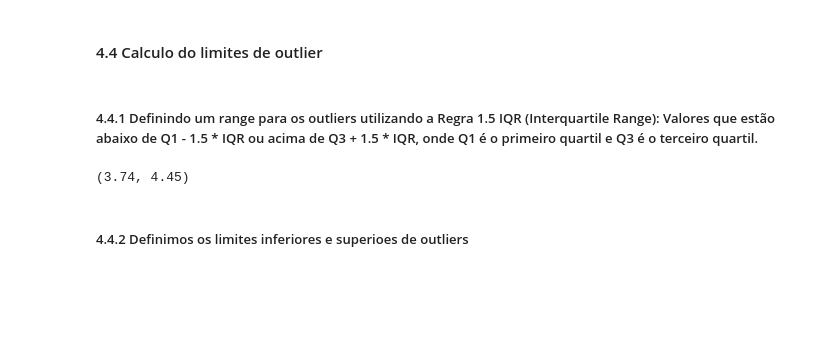
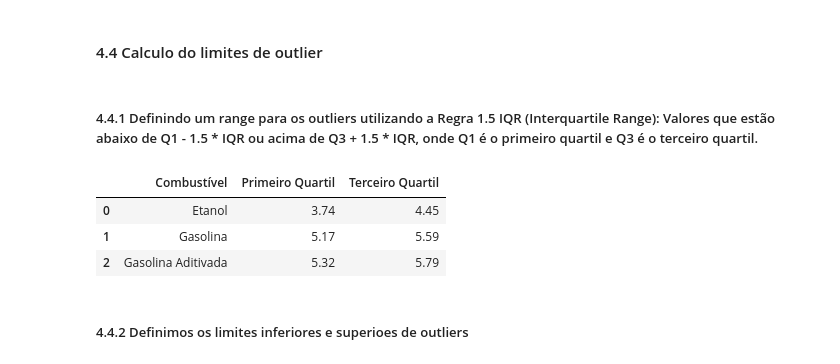
Before and after one commit to gideoni-santos/projeto-squad5-m4, a Jupyter notebook: Analise_combustiveis.ipynb, the cells around one changed output. Saved outputs shown, nothing was run; the diff lists cells and outputs as text; code cells hidden in the pictures; blank space fills up the shorter version.

```diff
--- a/Analise_combustiveis.ipynb
+++ b/Analise_combustiveis.ipynb
@@ -157,12 +158,34 @@ etanol['Valor de Venda'].quantile(.99)
 #### 4.4 Calculo do limites de outlier
 # %% [markdown]
 ##### 4.4.1 Definindo um range para os outliers utilizando a Regra 1.5 IQR (Interquartile Range): Valores que estão abaixo de Q1 - 1.5 * IQR ou acima de Q3 + 1.5 * IQR, onde Q1 é o primeiro quartil e Q3 é o terceiro quartil.
-# %%
-# Definindo os quartis para o etanol
-primeiro_quartil = etanol['Valor de Venda'].describe().loc['25%']
-terceiro_quartil = etanol['Valor de Venda'].describe().loc['75%']
-primeiro_quartil,terceiro_quartil
-# %% [output]
-(3.74, 4.45)
+# %%
+# Definindo os quartis para o etanol
+primeiro_quartil_etanol = etanol['Valor de Venda'].describe().loc['25%']
+terceiro_quartil_etanol = etanol['Valor de Venda'].describe().loc['75%']
+
+
+# Definindo os quartis para a gasolina
+primeiro_quartil_gasolina = gasolina['Valor de Venda'].describe().loc['25%']
+terceiro_quartil_gasolina = gasolina['Valor de Venda'].describe().loc['75%']
+
+# Definindo os quartis para o gasolina aditivada
+primeiro_quartil_aditivada = gasolina_adtivada['Valor de Venda'].describe().loc['25%']
+terceiro_quartil_aditivada = gasolina_adtivada['Valor de Venda'].describe().loc['75%']
+
+dados = {
+    'Combustível': ['Etanol', 'Gasolina', 'Gasolina Aditivada'],
+    'Primeiro Quartil': [primeiro_quartil_etanol, primeiro_quartil_gasolina, primeiro_quartil_aditivada],
+    'Terceiro Quartil': [terceiro_quartil_etanol, terceiro_quartil_gasolina, terceiro_quartil_aditivada]
+}
+
+# Criar o DataFrame
+df_quartis = pd.DataFrame(dados)
+
+df_quartis
+# %% [output]
+|  | Combustível | Primeiro Quartil | Terceiro Quartil |
+| 0 | Etanol | 3.74 | 4.45 |
+| 1 | Gasolina | 5.17 | 5.59 |
+| 2 | Gasolina Aditivada | 5.32 | 5.79 |
 # %% [markdown]
 ##### 4.4.2 Definimos os limites inferiores e superioes de outliers
```
Also changed, not shown: parts of 17 cells of this notebook.
